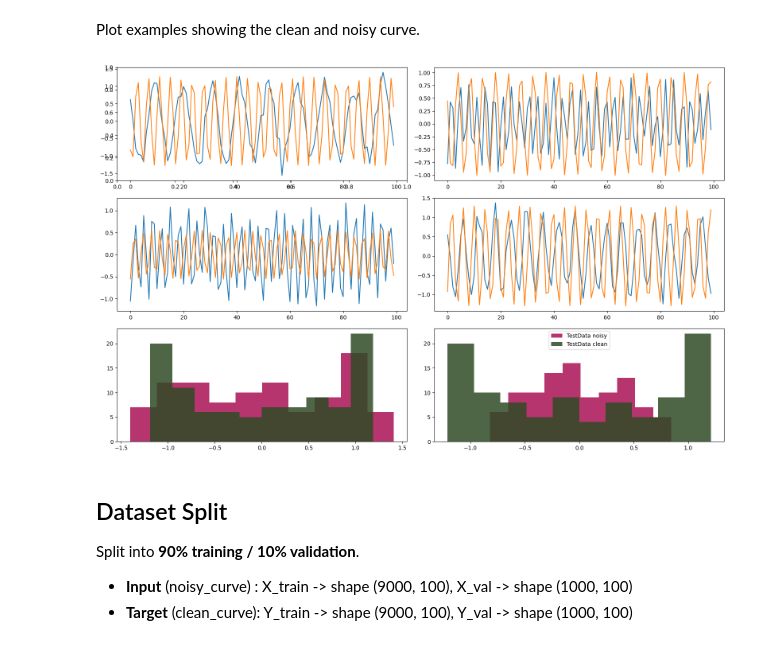
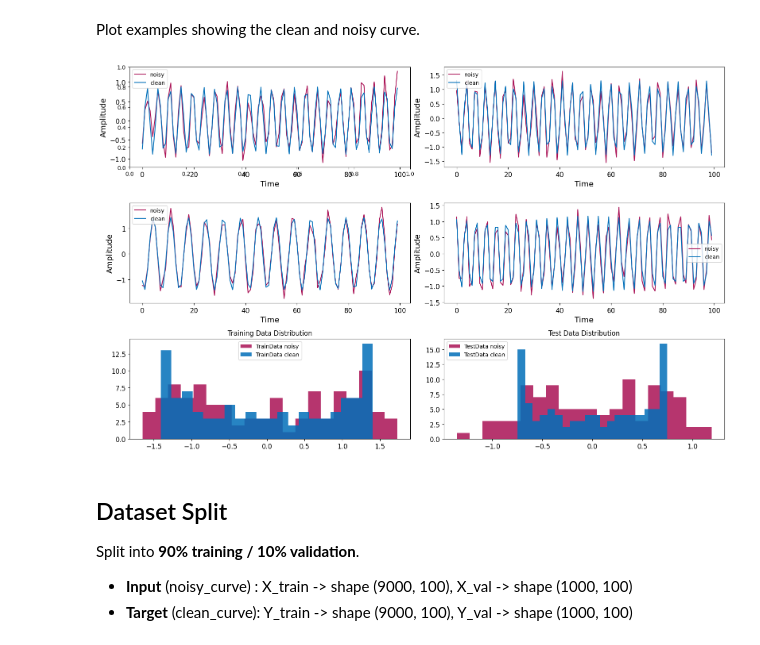
Before and after one commit to Astro-CMalhas/Computational-Astronomy, a Jupyter notebook: Comp_Astro_HW8.ipynb, the cells around one changed output. Saved outputs shown, nothing was run; the diff lists cells and outputs as text; code cells hidden in the pictures.

Commit message:
Answer to Q2
Doing the split and plots for Q2

```diff
--- a/Comp_Astro_HW8.ipynb
+++ b/Comp_Astro_HW8.ipynb
@@ -85,47 +85,71 @@ noisy_curve = actualsin + noise
 # %% [markdown]
 Plot examples showing the clean and noisy curve.
 # %%
+color1,color2,color3,color4,color5 = '#016FB9','#AA1155','#2F4B26','#6CAE75','#330036'
+
 list4 = [1,2,3,4]
 
 fig = plt.figure(figsize=(16,10))
 
 ax=fig.add_subplot(3,2,1)
 #ax.plot(noisy_curve[5],label="noisy")
 #ax.plot(actualsin[5],label = "clean")
 for i in range (len(list4)):
   i=i+1
   ax=fig.add_subplot(3,2,i)
-  ax.plot(noisy_curve[i],label="noisy")
-  ax.plot(actualsin[i],label = "clean")
+
+  ax.plot(noisy_curve[i],label="noisy", color=color2)
+  ax.plot(actualsin[i],label = "clean", color=color1)
+
+
+  ax.legend()
+  ax.set_xlabel("Time", fontsize=14)
+  ax.set_ylabel("Amplitude", fontsize=14)
+  ax.tick_params(axis='both', labelsize=12)
 
 # Now split off the training data
-num_samples = noisy_curve.shape[0]  # Use the correct variable name
+#definitly am not doing this quite right. Are we supposed to split the individual sin and noise data or the number of sin and noise curves?
+num_samples = noisy_curve.shape[0]
 indices = np.random.permutation(num_samples)
 split_point = int(0.90 * num_samples)
 train_indices = indices[:split_point]
 val_indices = indices[split_point:]
 
-# Apply the indices to the correct variable names
 x_train = noisy_curve[train_indices]
 y_train = actualsin[train_indices]
 x_val = noisy_curve[val_indices]
 y_val = actualsin[val_indices]
 
+
+
+
 #Plot the clean vs noisy in the training and test sample
 ax5 = fig.add_subplot(3,2,5)
-ax5.hist(x_train[55],label="TrainData noisy",color=color2,alpha=.85)
-ax5.hist(y_train[55],label = "TrainData clean",color=color1,alpha=.85)
+ax5.hist(x_train[55],label="TrainData noisy",color=color2,alpha=.85,bins=20)
+ax5.hist(y_train[55],label = "TrainData clean",color=color1,alpha=.85,bins=20)
+
+ax5.set_title("Training Data Distribution")
+ax5.legend()
+ax5.tick_params(axis='both', labelsize=12)
+
 
 ax6 = fig.add_subplot(3,2,6)
-ax6.hist(x_val[55],label="TestData noisy",color=color2,alpha=.85)
-ax6.hist(y_val[55],label = "TestData clean",color=color1,alpha=.85)
+ax6.hist(x_val[55],label="TestData noisy",color=color2,alpha=.85,bins=20)
+ax6.hist(y_val[55],label = "TestData clean",color=color1,alpha=.85,bins=20)
 
 
-plt.legend()
+
+ax6.set_title("Test Data Distribution")
+ax6.legend()
+ax6.tick_params(axis='both', labelsize=12)
+
+
 plt.tight_layout()
+#plt.savefig("fig1.png")
+
 plt.show()
 # %% [output]
-[figure, old version]
+[figure, new version]
 # %% [markdown]
 ## Dataset Split
 
```
Also changed, not shown: parts of 10 cells of this notebook.
